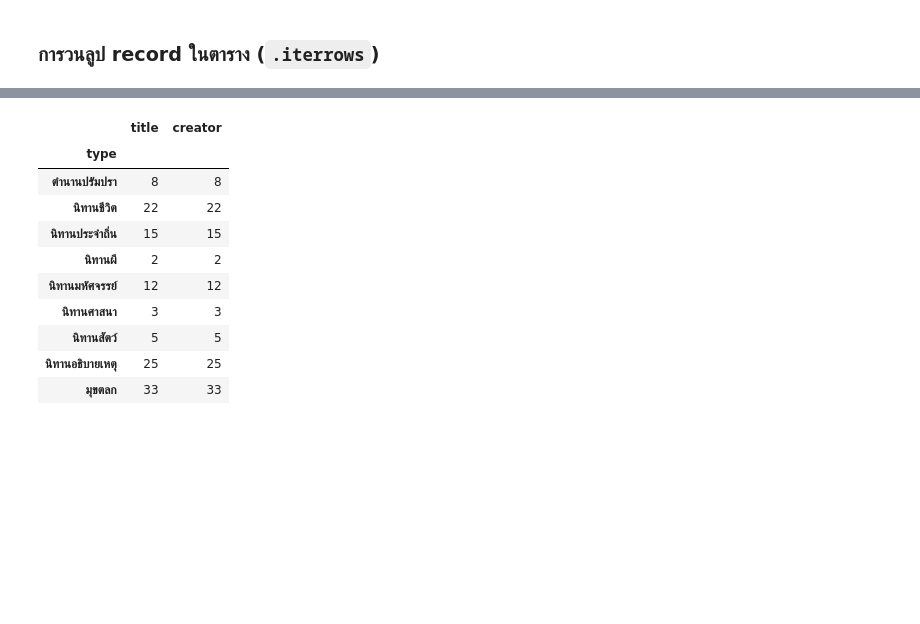
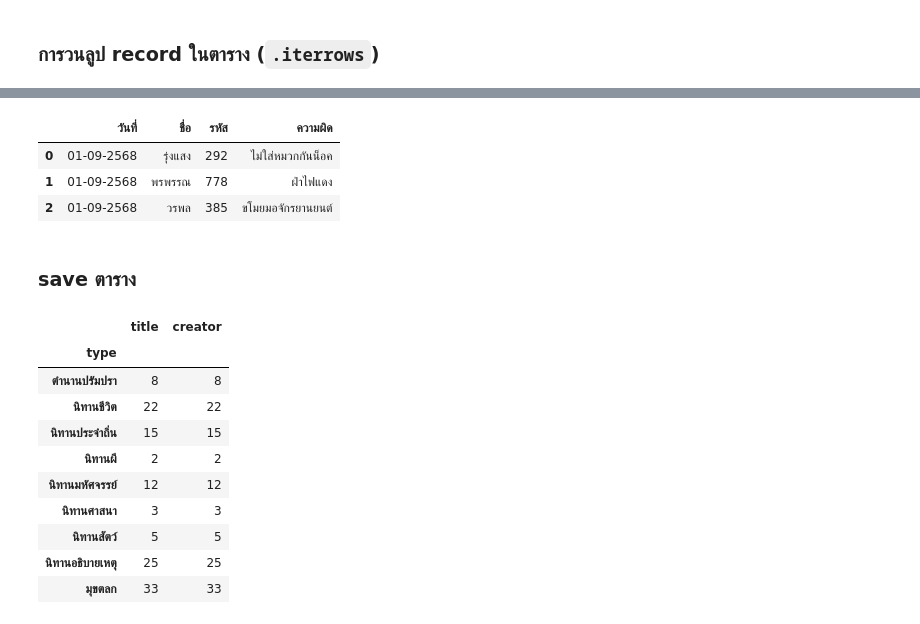
Before and after one commit to Tanny-H/dataviz2025, a Jupyter notebook: 663020280_8__Pandas_101_2025.ipynb, the cells around one changed output, grey strips where cells are left out. Cells and saved outputs as stored; diff of their text form; code cells hidden in the pictures; blank space fills up the shorter version.

```diff
--- a/663020280_8__Pandas_101_2025.ipynb
+++ b/663020280_8__Pandas_101_2025.ipynb
@@ -1298,0 +1368,17 @@ folk_df.head()
+# %%
+police = [
+            {'วันที่':'01-09-2568','ชื่อ':'รุ่งแสง','รหัส':'292','ความผิด':'ไม่ใส่หมวกกันน็อค'},
+            {'วันที่':'01-09-2568','ชื่อ':'พรพรรณ','รหัส':'778','ความผิด':'ฝ่าไฟแดง'},
+            {'วันที่':'01-09-2568','ชื่อ':'วรพล','รหัส':'385','ความผิด':'ขโมยมอจักรยานยนต์'}
+        ]
+# %%
+kku_police = pd.DataFrame(police)
+# %%
+kku_police
+# %% [output]
+|  | วันที่ | ชื่อ | รหัส | ความผิด |
+| 0 | 01-09-2568 | รุ่งแสง | 292 | ไม่ใส่หมวกกันน็อค |
+| 1 | 01-09-2568 | พรพรรณ | 778 | ฝ่าไฟแดง |
+| 2 | 01-09-2568 | วรพล | 385 | ขโมยมอจักรยานยนต์ |
+# %% [markdown]
+### save ตาราง
```
Also changed, not shown: parts of 11 cells of this notebook.
